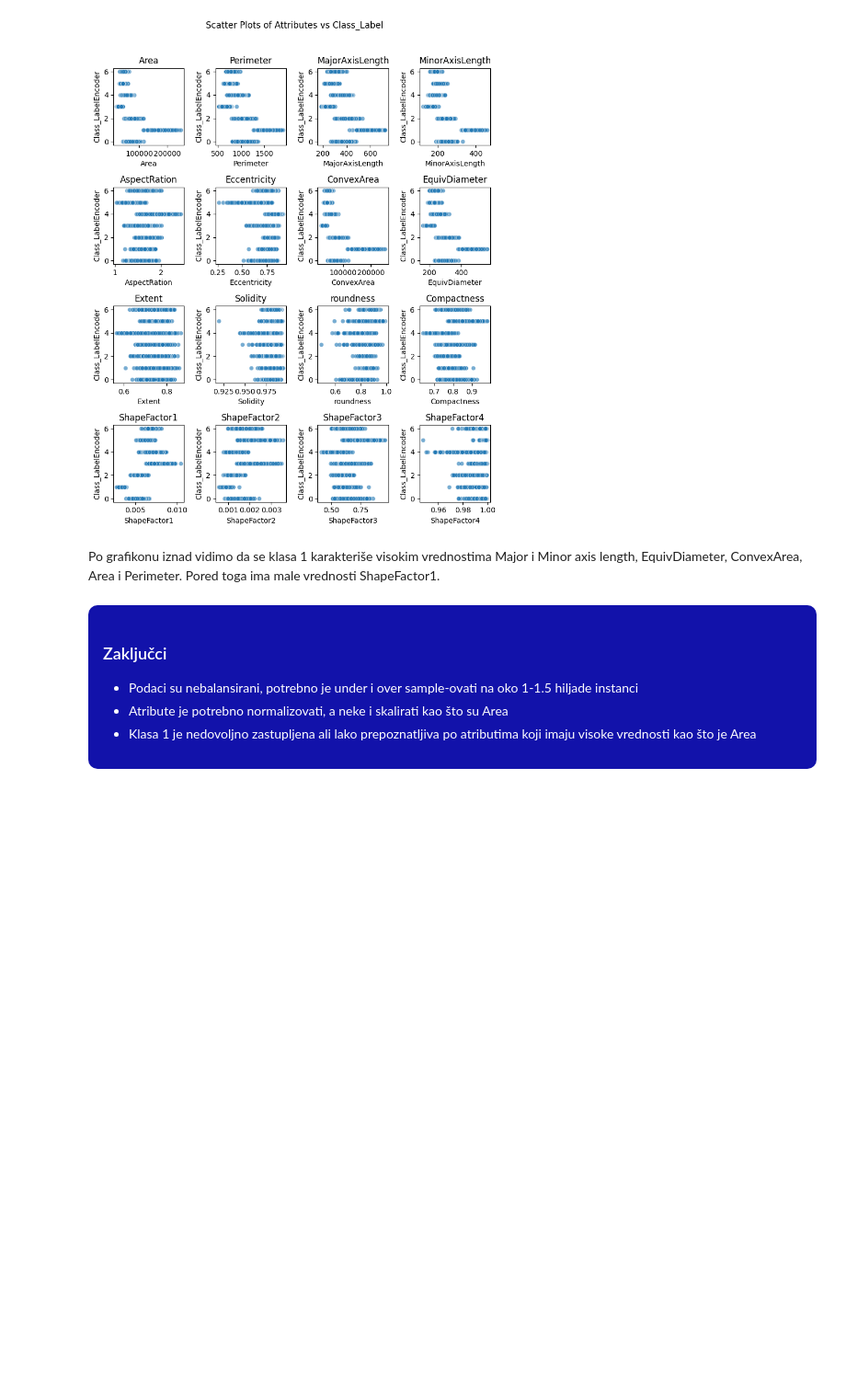
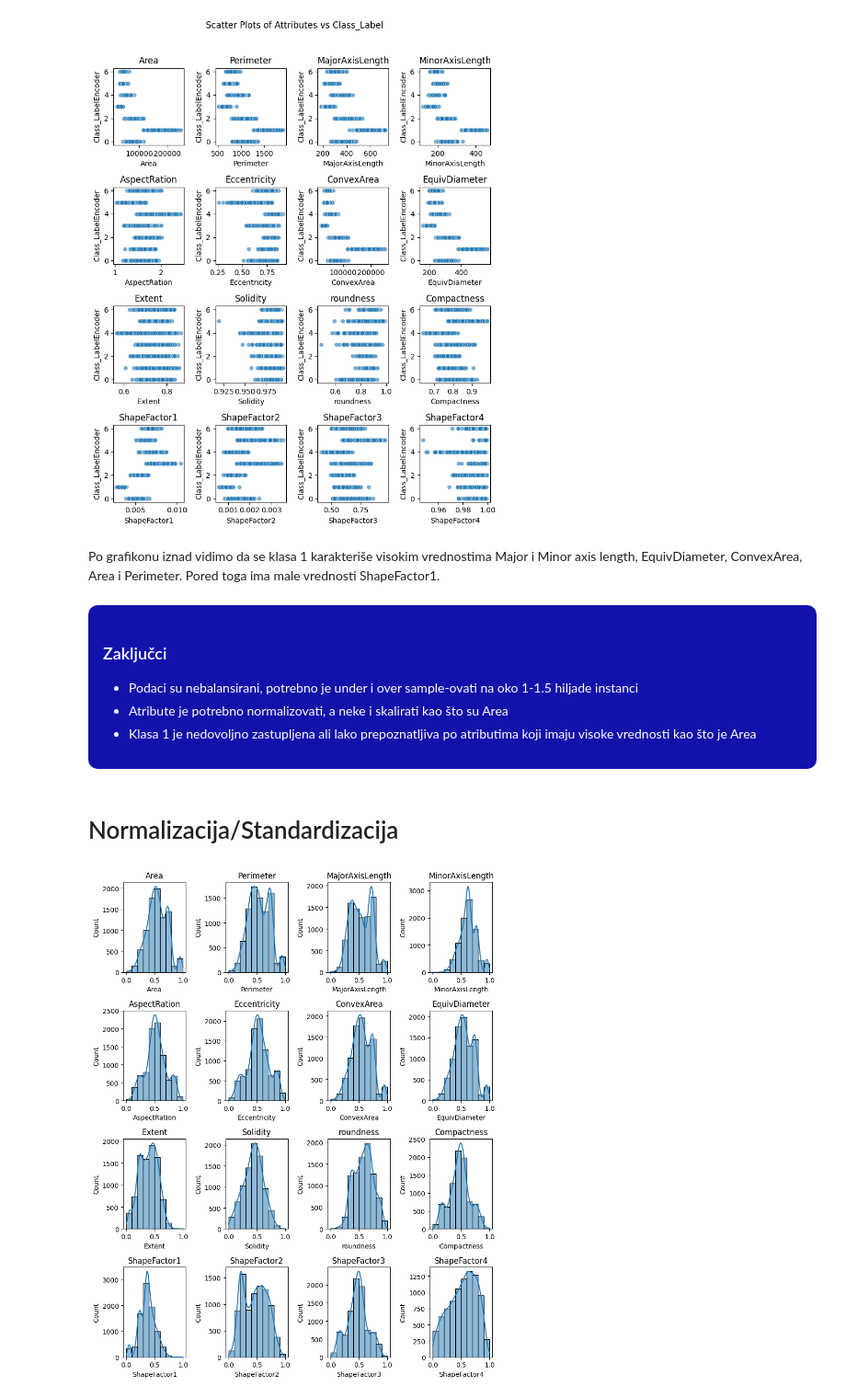
Before and after one commit to danilo-milosevic/DataDenoising, a Jupyter notebook: Denoising.ipynb, the cells around one changed output. Shown at 92% size. Saved outputs shown, nothing was run; the diff lists cells and outputs as text; code cells hidden in the pictures; blank space fills up the shorter version.

Commit message:
Transforms

```diff
--- a/Denoising.ipynb
+++ b/Denoising.ipynb
@@ -162,3 +162,19 @@ Po grafikonu iznad vidimo da se klasa 1 karakteriše visokim vrednostima Major i
 <li>Klasa 1 je nedovoljno zastupljena ali lako prepoznatljiva po atributima koji imaju visoke vrednosti kao što je Area</li>
 </ul>
 </div>
+# %% [markdown]
+# Normalizacija/Standardizacija
+# %%
+pt = PowerTransformer(method='yeo-johnson')
+X_train_transformed = pt.fit_transform(X_train)
+X_test_transformed = pt.transform(X_test)
+# %%
+scaler = MinMaxScaler()
+train_set_scaled = scaler.fit_transform(X_train_transformed)
+test_set_scaled = scaler.transform(X_test_transformed)
+X_train_transformed = pd.DataFrame(train_set_scaled, columns=X_train.columns)
+X_test_transformed = pd.DataFrame(test_set_scaled, columns=X_test.columns)
+# %%
+plot_attributes(X_train_transformed, label_column = encoded_class_column, n_attrs = len(class_counts))
+# %% [output]
+[figure, added]
```
Also changed, not shown: parts of 3 cells of this notebook.
